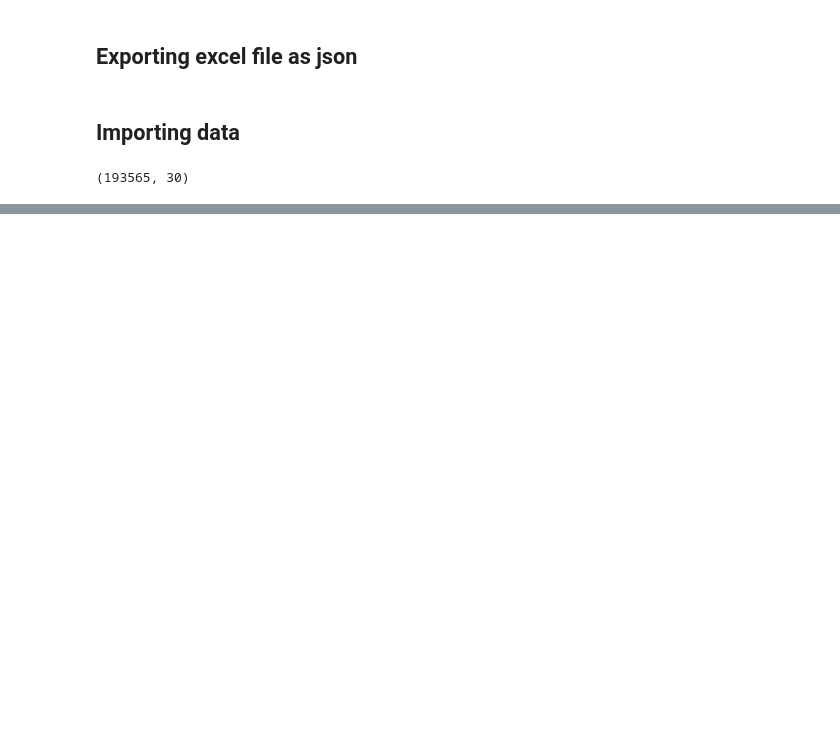
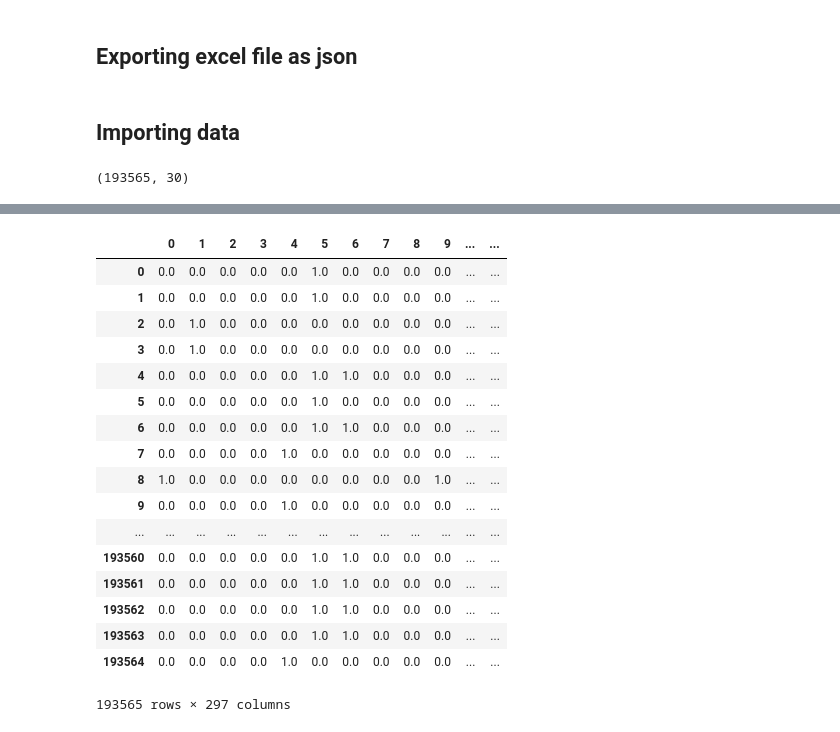
Before and after one commit to cmdelaserna/press-freedom, a Jupyter notebook: notebooks/ACLED data - Africa dataset.ipynb, the cells around one changed output, grey strips where cells are left out. Saved outputs shown, nothing was run; the diff lists cells and outputs as text; code cells hidden in the pictures; blank space fills up the shorter version.

Commit message:
basic data formatting for test

```diff
--- a/notebooks/ACLED data - Africa dataset.ipynb
+++ b/notebooks/ACLED data - Africa dataset.ipynb
@@ -71,0 +105,4 @@ df.head()
+# %%
+labels = ['event_type','sub_event_type', 'fatalities']
+labels = df[labels]
+labels
@@ -71,0 +130,29 @@ df.head()
+# %%
+# One Hot Encoder
+
+lb = OneHotEncoder()
+
+enc = lb.fit_transform(labels)
+
+labels_encoded = pd.DataFrame(enc.toarray())
+
+labels_encoded
+# %% [output]
+|  | 0 | 1 | 2 | 3 | 4 | 5 | 6 | 7 | 8 | 9 | ... | ... |
+| 0 | 0.0 | 0.0 | 0.0 | 0.0 | 0.0 | 1.0 | 0.0 | 0.0 | 0.0 | 0.0 | ... | ... |
+| 1 | 0.0 | 0.0 | 0.0 | 0.0 | 0.0 | 1.0 | 0.0 | 0.0 | 0.0 | 0.0 | ... | ... |
+| 2 | 0.0 | 1.0 | 0.0 | 0.0 | 0.0 | 0.0 | 0.0 | 0.0 | 0.0 | 0.0 | ... | ... |
+| 3 | 0.0 | 1.0 | 0.0 | 0.0 | 0.0 | 0.0 | 0.0 | 0.0 | 0.0 | 0.0 | ... | ... |
+| 4 | 0.0 | 0.0 | 0.0 | 0.0 | 0.0 | 1.0 | 1.0 | 0.0 | 0.0 | 0.0 | ... | ... |
+| 5 | 0.0 | 0.0 | 0.0 | 0.0 | 0.0 | 1.0 | 0.0 | 0.0 | 0.0 | 0.0 | ... | ... |
+| 6 | 0.0 | 0.0 | 0.0 | 0.0 | 0.0 | 1.0 | 1.0 | 0.0 | 0.0 | 0.0 | ... | ... |
+| 7 | 0.0 | 0.0 | 0.0 | 0.0 | 1.0 | 0.0 | 0.0 | 0.0 | 0.0 | 0.0 | ... | ... |
+| 8 | 1.0 | 0.0 | 0.0 | 0.0 | 0.0 | 0.0 | 0.0 | 0.0 | 0.0 | 1.0 | ... | ... |
+| 9 | 0.0 | 0.0 | 0.0 | 0.0 | 1.0 | 0.0 | 0.0 | 0.0 | 0.0 | 0.0 | ... | ... |
+| ... | ... | ... | ... | ... | ... | ... | ... | ... | ... | ... | ... | ... |
+| 193560 | 0.0 | 0.0 | 0.0 | 0.0 | 0.0 | 1.0 | 1.0 | 0.0 | 0.0 | 0.0 | ... | ... |
+| 193561 | 0.0 | 0.0 | 0.0 | 0.0 | 0.0 | 1.0 | 1.0 | 0.0 | 0.0 | 0.0 | ... | ... |
+| 193562 | 0.0 | 0.0 | 0.0 | 0.0 | 0.0 | 1.0 | 1.0 | 0.0 | 0.0 | 0.0 | ... | ... |
+| 193563 | 0.0 | 0.0 | 0.0 | 0.0 | 0.0 | 1.0 | 1.0 | 0.0 | 0.0 | 0.0 | ... | ... |
+| 193564 | 0.0 | 0.0 | 0.0 | 0.0 | 1.0 | 0.0 | 0.0 | 0.0 | 0.0 | 0.0 | ... | ... |
+193565 rows × 297 columns
```
Also changed, not shown: parts of 22 cells of this notebook.
